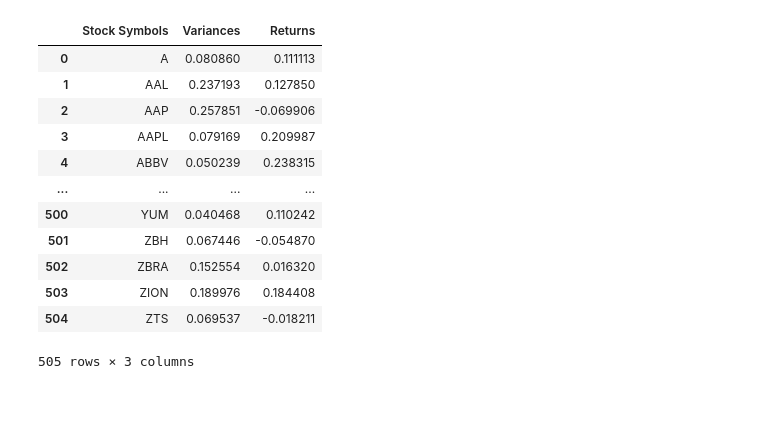
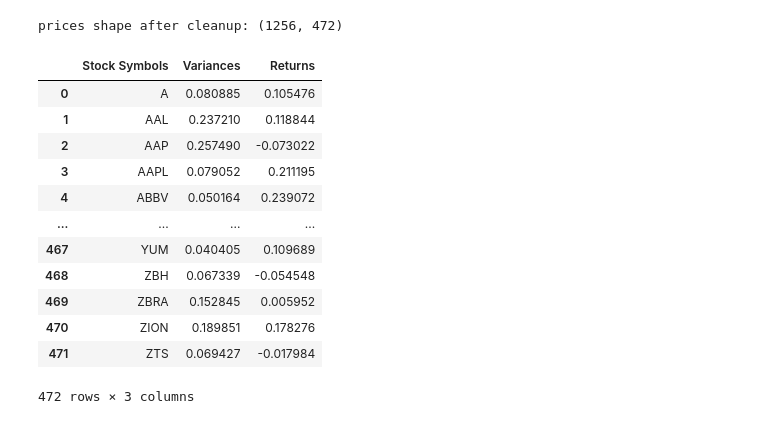
Before and after one commit to JenniferOji/StockWise, a Jupyter notebook: ml/diversification.ipynb, the cells around one changed output. Saved outputs shown, nothing was run; the diff lists cells and outputs as text; code cells hidden in the pictures.

Commit message:
Standardise stock data and retrain model (KAN-44)

```diff
--- a/ml/diversification.ipynb
+++ b/ml/diversification.ipynb
@@ -50,7 +50,21 @@ stocks_histories
 1256 rows × 505 columns
+# %%
+# 1) remove tickers that have no data at all
+stocks_histories = stocks_histories.dropna(axis=1, how='all')
+
+# 2) fill small gaps so we don't lose dates
+stocks_histories = stocks_histories.fillna(method='ffill').fillna(method='bfill')
+
+# 3) compute daily returns and drop the first NaN row
+stocks_histories.pct_change().dropna()
+
+# optional quick check
+print("prices shape after cleanup:", stocks_histories.shape)
+# %% [output]
+prices shape after cleanup: (1256, 472)
 # %%
 # calculate the daily returns
-daily_returns = stocks_histories.pct_change(fill_method=None)
+daily_returns = stocks_histories.pct_change(fill_method=None).dorpna()
 
 # calculate the anunual means
 annual_means_returns = daily_returns.mean() * 252 # 252 trading days in a year
@@ -58,29 +72,35 @@ annual_means_returns = daily_returns.mean() * 252 # 252 trading days in a year
 # calculate annual returns variance
 annual_returs_variance = daily_returns.var() * 252
 # %%
-stocks = list(stocks_histories.columns)
+# stocks = list(stocks_histories.columns)
+tickers = annual_returs_variance.index.tolist()
 df2 = pd.DataFrame({'Stock Symbols': tickers})
 
 # remove the date column - create columns for stock symbols and their variances
-df2['Variances'] = annual_returs_variance.values
-df2['Returns'] = annual_means_returns.values
+# df2['Variances'] = annual_returs_variance.values
+# df2['Returns'] = annual_means_returns.values
 
+df2 = pd.DataFrame({
+    'Stock Symbols': tickers,
+    'Variances': annual_returs_variance.reindex(tickers).values,
+    'Returns': annual_means_returns.reindex(tickers).values
+})
 # show the data
 df2
 # %% [output]
 |  | Stock Symbols | Variances | Returns |
-| 0 | A | 0.080860 | 0.111113 |
-| 1 | AAL | 0.237193 | 0.127850 |
-| 2 | AAP | 0.257851 | -0.069906 |
-| 3 | AAPL | 0.079169 | 0.209987 |
-| 4 | ABBV | 0.050239 | 0.238315 |
+| 0 | A | 0.080885 | 0.105476 |
+| 1 | AAL | 0.237210 | 0.118844 |
+| 2 | AAP | 0.257490 | -0.073022 |
+| 3 | AAPL | 0.079052 | 0.211195 |
+| 4 | ABBV | 0.050164 | 0.239072 |
 | ... | ... | ... | ... |
-| 500 | YUM | 0.040468 | 0.110242 |
-| 501 | ZBH | 0.067446 | -0.054870 |
-| 502 | ZBRA | 0.152554 | 0.016320 |
-| 503 | ZION | 0.189976 | 0.184408 |
-| 504 | ZTS | 0.069537 | -0.018211 |
+| 467 | YUM | 0.040405 | 0.109689 |
+| 468 | ZBH | 0.067339 | -0.054548 |
+| 469 | ZBRA | 0.152845 | 0.005952 |
+| 470 | ZION | 0.189851 | 0.178276 |
+| 471 | ZTS | 0.069427 | -0.017984 |
-505 rows × 3 columns
+472 rows × 3 columns
 # %%
 # using the elbow method to find the optimal number of clusters
 
```
Also changed, not shown: parts of 2 cells of this notebook.
